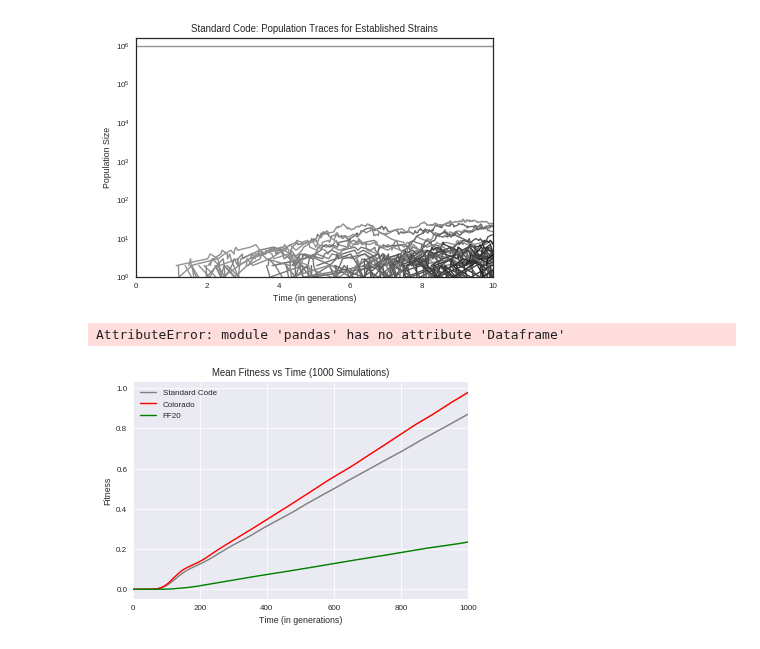
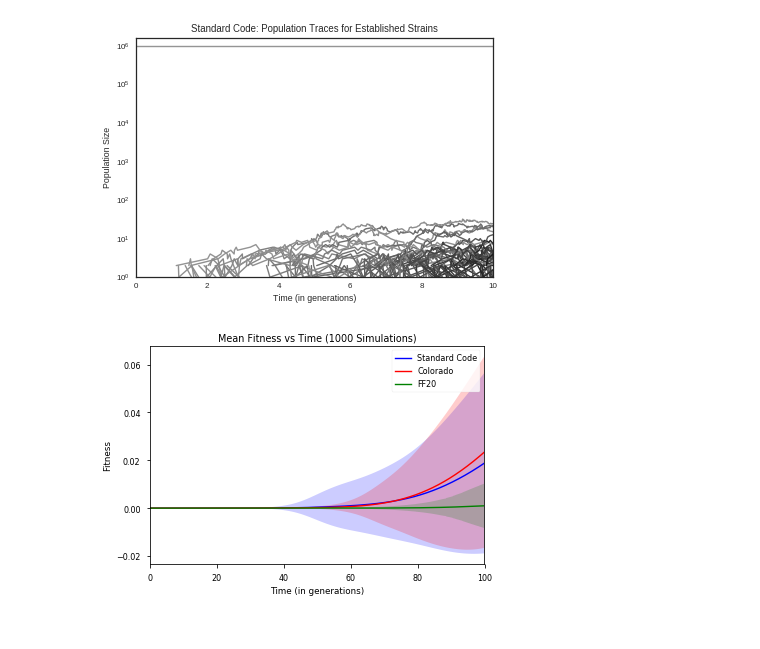
Before and after one commit to EndyLab/codon-tables, a Jupyter notebook: notebooks/fast_fail_figs.ipynb, the cells around one changed output. Cells and saved outputs as stored; diff of their text form; code cells hidden in the pictures.

```diff
--- a/notebooks/fast_fail_figs.ipynb
+++ b/notebooks/fast_fail_figs.ipynb
@@ -323,7 +326,7 @@ plt.show()
 #############
 # Figure 3b #
 #############
-DF_3b = pd.Dataframe()
+DF = pd.DataFrame()
 filenames = [
     '/home/jonathan/Lab/ATD/codon-tables/data/manuscript/N=1e6_b=1_l=2/Standard_Code_1/output/2018-03-23_Standard_Code_1_concatenated.pickle', # standard code
     '/home/jonathan/Dropbox/Lab/ATD/codon-tables/data/manuscript/N=1e6_b=1_l=2/Colorado_0/output/2018-03-23_Colorado_0_concatenated.pickle', # colorado
@@ -333,8 +336,11 @@ filenames = [
     '/home/jonathan/Dropbox/Lab/ATD/codon-tables/data/manuscript/N=1e6_b=1_l=2/Reductionist20_0/output/2018-03-23_Reductionist20_0_concatenated.pickle' # RED15
 ]
 # get dataframes
-for file in filenames:
+for file in filenames[0:3]:
     with open(file, 'rb') as handle:
-        DF_3b = pd.concat([DF_3b, pickle.load(handle)], copy=False)
+        df = pickle.load(handle)
+        df = df[df['time'] < 100]
+        DF_3b = pd.concat([DF_3b, df])
+        del df
+# with open(filenames[0], 'rb') as handle:
+#     df = pickle.load(handle)
-# %% [output]
-AttributeError: module 'pandas' has no attribute 'Dataframe'
@@ -341,13 +363,27 @@ AttributeError: module 'pandas' has no attribute 'Dataframe'
 # %%
-ax1 = sns.tsplot(data=df_sc_3b, time='time', value='fitness', unit='sim', condition='code', color='gray')
-ax2 = sns.tsplot(data=df_col_3b, time='time', value='fitness', unit='sim', condition='code', color='red')
-ax3 = sns.tsplot(data=df_ff20_3b, time='time', value='fitness', unit='sim', condition='code', color='green')
+colordict = {
+    'Colorado' : 'red',
+    'Standard Code' : 'blue',
+    'FF20': 'green'
+}
+
+ax1 = sns.tsplot(
+    data=DF_3b,
+    time='time',
+    value='fitness',
+    unit='sim',
+    condition='code',
+    color=colordict,
+    ci='sd'
+)
+#ax2 = sns.tsplot(data=df_col_3b, time='time', value='fitness', unit='sim', condition='code', color='red')
+#ax3 = sns.tsplot(data=df_ff20_3b, time='time', value='fitness', unit='sim', condition='code', color='green')
 
 plt.legend()
 plt.title('Mean Fitness vs Time (1000 Simulations)')
 plt.xlabel('Time (in generations)')
 plt.ylabel('Fitness')
-#plt.savefig('/home/jonathan/Lab/Fast Fail/Figures/Figure 3/3b_fit_traces.svg')
+#plt.savefig('/home/jonathan/Lab/Fast Fail/Figures/Figure 3/3b_fit_traces.pdf')
 plt.show()
 # %% [output]
-[figure, old version]
+[figure, new version]
```
Also changed, not shown: parts of 7 cells of this notebook, 1 other file.
